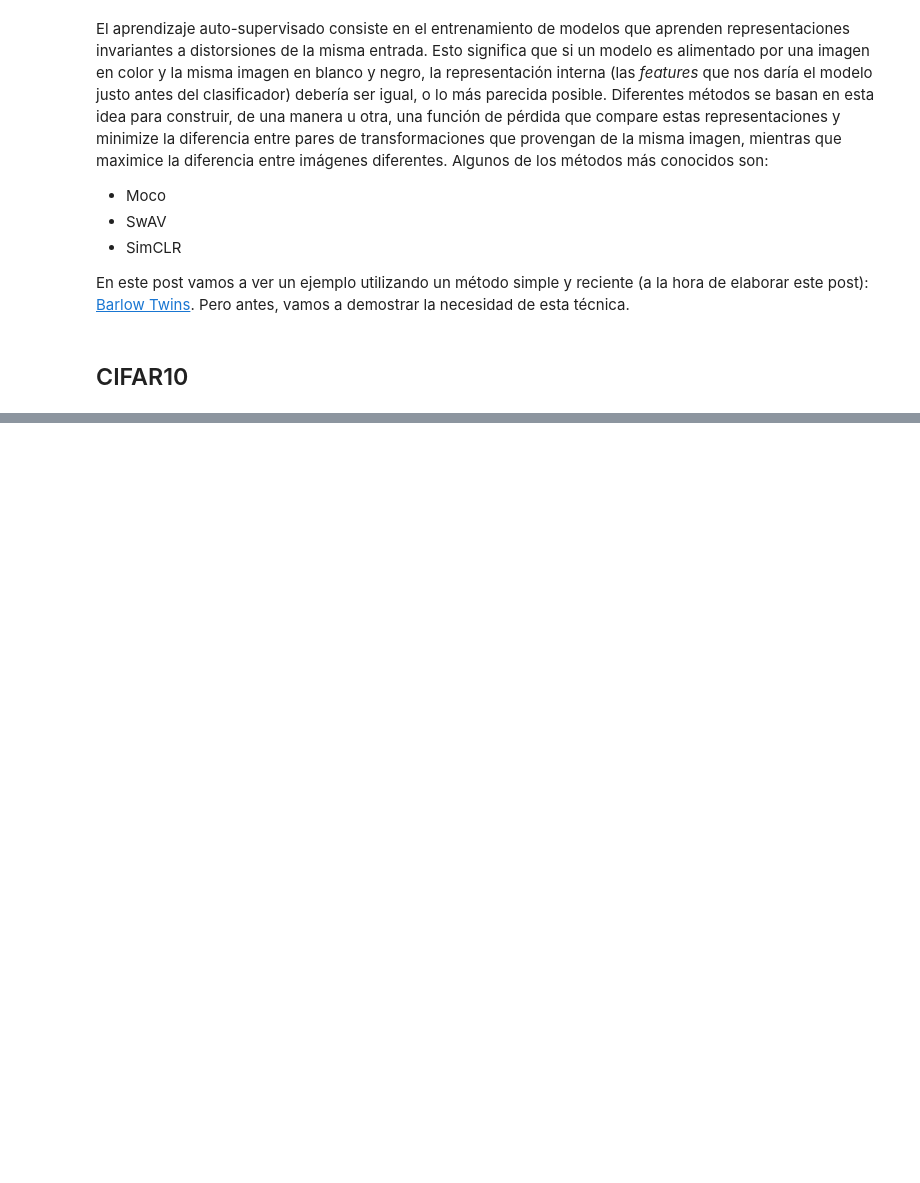
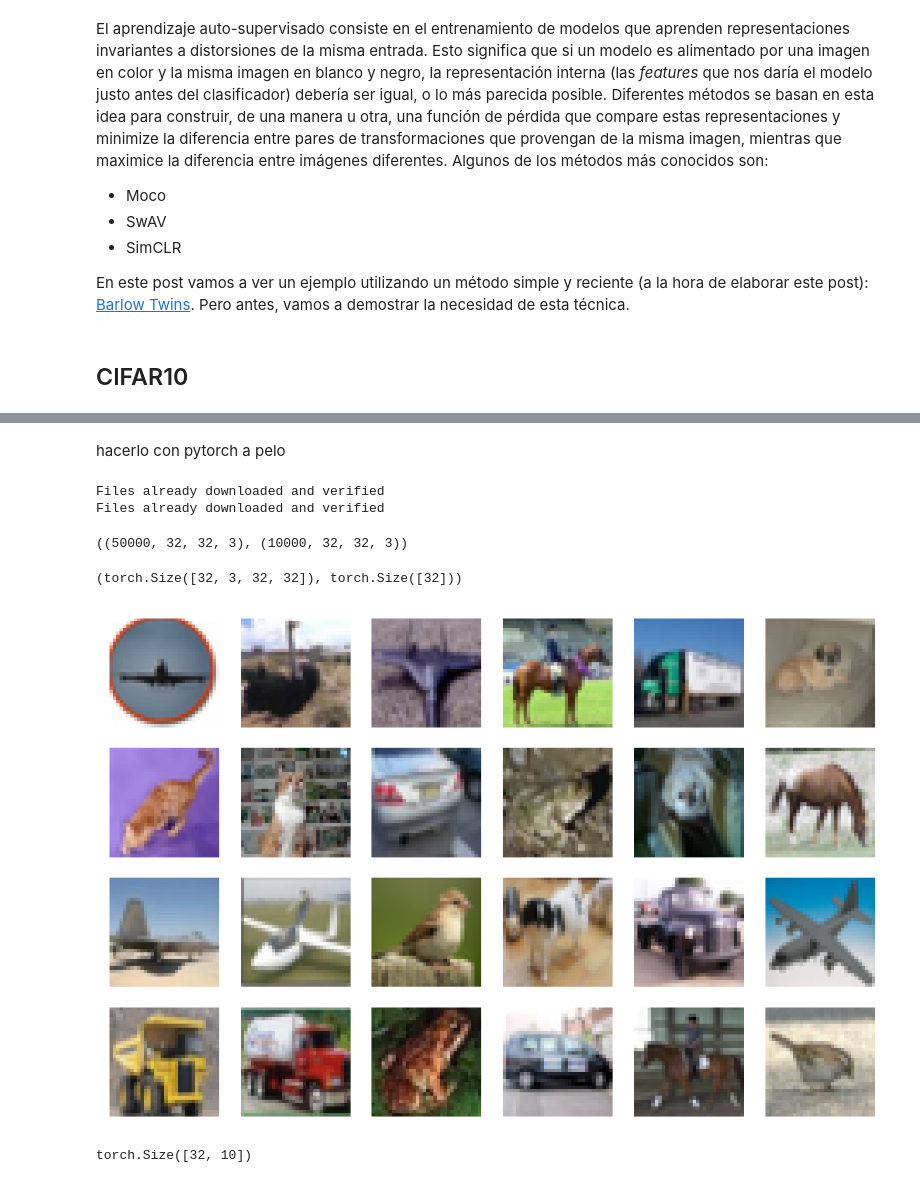
Before and after one commit to juansensio/blog, a Jupyter notebook: 066_ssl/ssl.ipynb, the cells around one changed output, grey strips where cells are left out. Saved outputs shown, nothing was run; the diff lists cells and outputs as text; code cells hidden in the pictures; blank space fills up the shorter version.

```diff
--- a/066_ssl/ssl.ipynb
+++ b/066_ssl/ssl.ipynb
@@ -38,0 +33,2 @@ ModuleNotFoundError: No module named 'torchvision'
+# %% [markdown]
+hacerlo con pytorch a pelo
@@ -38,0 +53,39 @@ ModuleNotFoundError: No module named 'torchvision'
+# %%
+ds = {
+    'train': Dataset(),
+    'test': Dataset(train=False)
+}
+
+ds['train'].imgs.shape, ds['test'].imgs.shape,
+# %% [output]
+Files already downloaded and verified
+Files already downloaded and verified
+((50000, 32, 32, 3), (10000, 32, 32, 3))
+# %%
+batch_size = 32
+
+dl = {
+    'train': torch.utils.data.DataLoader(ds['train'], batch_size=batch_size, shuffle=True, num_workers=4),
+    'test': torch.utils.data.DataLoader(ds['test'], batch_size=batch_size, shuffle=False, num_workers=4)
+}
+# %%
+imgs, labels = next(iter(dl['train']))
+imgs.shape, labels.shape
+# %% [output]
+(torch.Size([32, 3, 32, 32]), torch.Size([32]))
+# %%
+import matplotlib.pyplot as plt
+
+fig = plt.figure(dpi=200)
+c, r = 6, 4
+for j in range(r):
+    for i in range(c):
+        ix = j*c + i
+        ax = plt.subplot(r, c, ix + 1)
+        img, label = imgs[ix], labels[ix]
+        ax.imshow(img.permute(1,2,0))
+        ax.axis('off')
+plt.tight_layout()
+plt.show()
+# %% [output]
+[figure, added]
@@ -38,0 +118,7 @@ ModuleNotFoundError: No module named 'torchvision'
+# %%
+model = Model()
+output = model(torch.randn(32, 3, 32, 32))
+
+output.shape
+# %% [output]
+torch.Size([32, 10])
```
Also changed, not shown: parts of 9 cells of this notebook.
